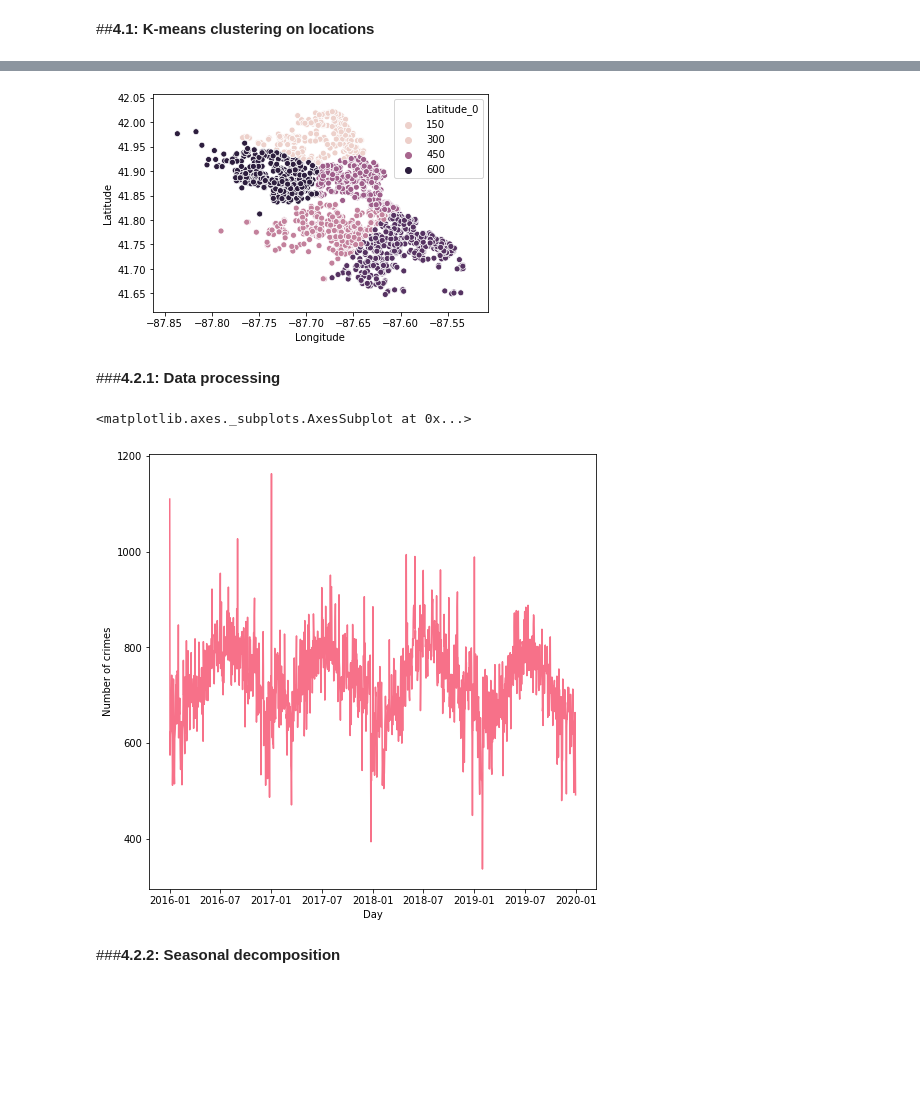
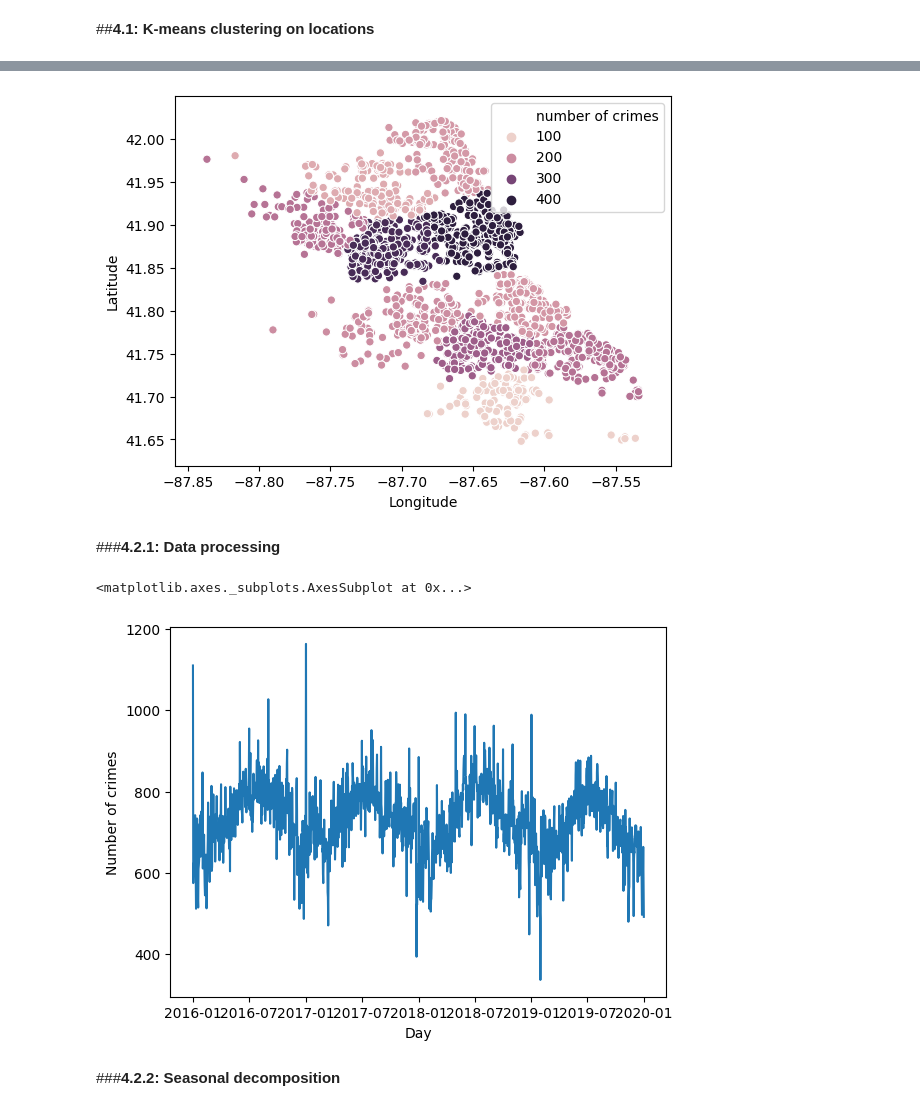
Before and after one commit to RuiyunHuang/Chicago_Crime_Analysis, a Jupyter notebook: Chicago_Crime.ipynb, the cells around one changed output, grey strips where cells are left out. Saved outputs shown, nothing was run; the diff lists cells and outputs as text; code cells hidden in the pictures; blank space fills up the shorter version.

```diff
--- a/Chicago_Crime.ipynb
+++ b/Chicago_Crime.ipynb
@@ -280,15 +283,23 @@ from sklearn.cluster import KMeans
 # %%
 # set summer as tour months
 tour_months=set([6, 7, 8])
-train_X = raw_data[(raw_data.Year==2019) & (raw_data.Month.isin(tour_months)) & (raw_data['Primary Type'] == Crime_type)][['Latitude', 'Longitude']].dropna()
+
+# select training data
+train_kmeans = raw_data[(raw_data.Year==2019) & (raw_data.Month.isin(tour_months)) & (raw_data['Primary Type'] == Crime_type)]\
+                       [['Latitude', 'Longitude']].dropna()
 # %%
+# draw inertia curve to decide number of clusters
 inertia=[]
-for n in range(2, 25, 2):
+min_n=2
+max_n=24
+steps=1
+for n in range(min_n, max_n, steps):
   result=KMeans(n)
-  result.fit(train_X)
+  result.fit(train_kmeans)
   inertia.append(result.inertia_)
+
 plt.figure()
-plt.plot(np.arange(0, len(inertia)), np.array(inertia))
+plt.plot(np.arange(min_n, max_n, steps), np.array(inertia))
 plt.title('Inertia Plot')
 plt.xlabel('number of clusters')
 plt.ylabel('inertia')
@@ -308,7 +309,19 @@ res=res.join(regions_sum, on='label', rsuffix='_0').
+# %%
+# fit best model
+bestmodel_kmeans=KMeans(10)
+bestmodel_kmeans.fit(train_kmeans)
+prediction_kmeans=bestmodel_kmeans.predict(train_kmeans)
+# %%
+# count number of crime for each clusters
+prediction_kmeans=pd.concat([train_kmeans.reset_index(drop=True),
+                             pd.DataFrame(prediction_kmeans, columns=['label'])], axis=1)
+regions_sum=prediction_kmeans.groupby('label').count().reset_index()
+prediction_kmeans=prediction_kmeans.join(regions_sum, on='label', rsuffix='_0')
+prediction_kmeans.rename(columns = {'Latitude_0':'number of crimes'}, inplace = True)
 # %%
-tmp=sns.scatterplot(x=res.Longitude, y=res.Latitude, hue=res.Latitude_0)
+tmp=sns.scatterplot(x=prediction_kmeans.Longitude, y=prediction_kmeans.Latitude, hue=prediction_kmeans['number of crimes'])
 # %% [output]
-[figure, old version]
+[figure, new version]
 # %% [markdown]
 ###**4.2.1: Data processing**
 # %%
@@ -323,9 +337,9 @@ train_crime_by_month=train_crime_by_month.set_index('Day', drop=True)
 # %%
 plt.figure()
-sns.lineplot(x=train_crime_by_month.index, y=train_crime_by_month['Number of crimes'], data=train_crime_by_month)
+sns.lineplot(x=number_by_month.index, y=number_by_month['Number of crimes'], data=number_by_month)
 # %% [output]
 <matplotlib.axes._subplots.AxesSubplot at 0x...>
-[figure, old version]
+[figure, new version]
 # %% [markdown]
 ###**4.2.2: Seasonal decomposition**
 # %%
```
Also changed, not shown: parts of 41 cells of this notebook.
